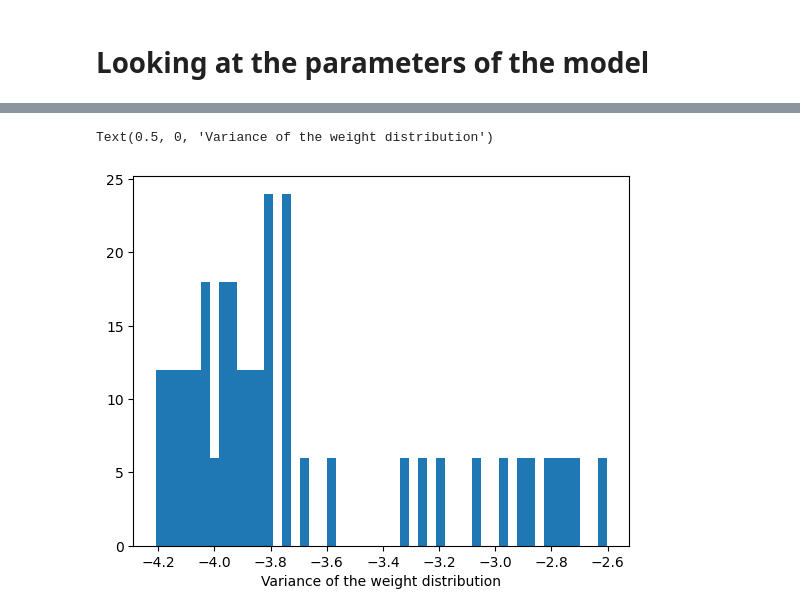
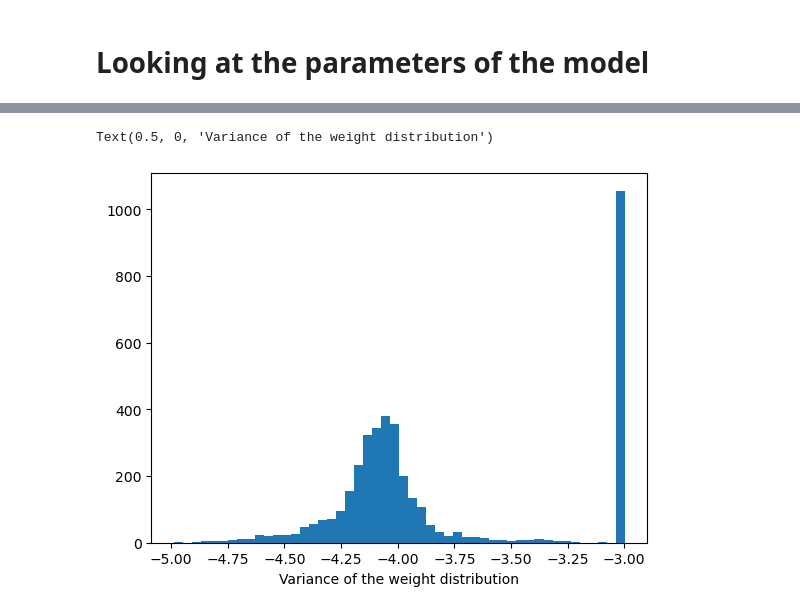
Before and after one commit to probabilists/zuko, a Jupyter notebook: docs/tutorials/bayesian_flows.ipynb, the cells around one changed output, grey strips where cells are left out. Cells and saved outputs as stored; diff of their text form; code cells hidden in the pictures.

```diff
--- a/docs/tutorials/bayesian_flows.ipynb
+++ b/docs/tutorials/bayesian_flows.ipynb
@@ -168,8 +196,9 @@ model = zuko.flows.spline.NSF(
     bins=5,
     transforms=2,
     hidden_features=[32, 32],
-    bayesian=True,
 )
+
+bmodel = BayesianModel(model, init_logvar=-4.0)
 # %% [markdown]
 ### Training
 # %%
@@ -324,8 +387,7 @@ blayers, masks = get_bayesian_layers(model)
 # %%
-w = []
-s = []
-for i in range(len(blayers)):
-    w.append(blayers[0].weight[masks[0]].detach().cpu().numpy())
-    s.append(blayers[0].logsig2_w.exp()[masks[0]].detach().cpu().numpy())
-w = np.concatenate(w, axis=0)
-s = np.concatenate(s, axis=0)
+logsvars = []
+for n, p in bmodel.weight_logvars.items():
+    logsvars.append(p.detach().cpu().numpy().flatten())
+
+logsvars = np.concatenate(logsvars, axis=0)
+logsvars
@@ -338,6 +397,6 @@ Text(0.5, 0, 'Weight distribution')
 # %%
-plt.hist(np.log10(s), bins=50)
+plt.hist(logsvars, bins=50)
 plt.xlabel("Variance of the weight distribution")
 # %% [output]
 Text(0.5, 0, 'Variance of the weight distribution')
-[figure, old version]
+[figure, new version]
```
Also changed, not shown: parts of 25 cells of this notebook.
